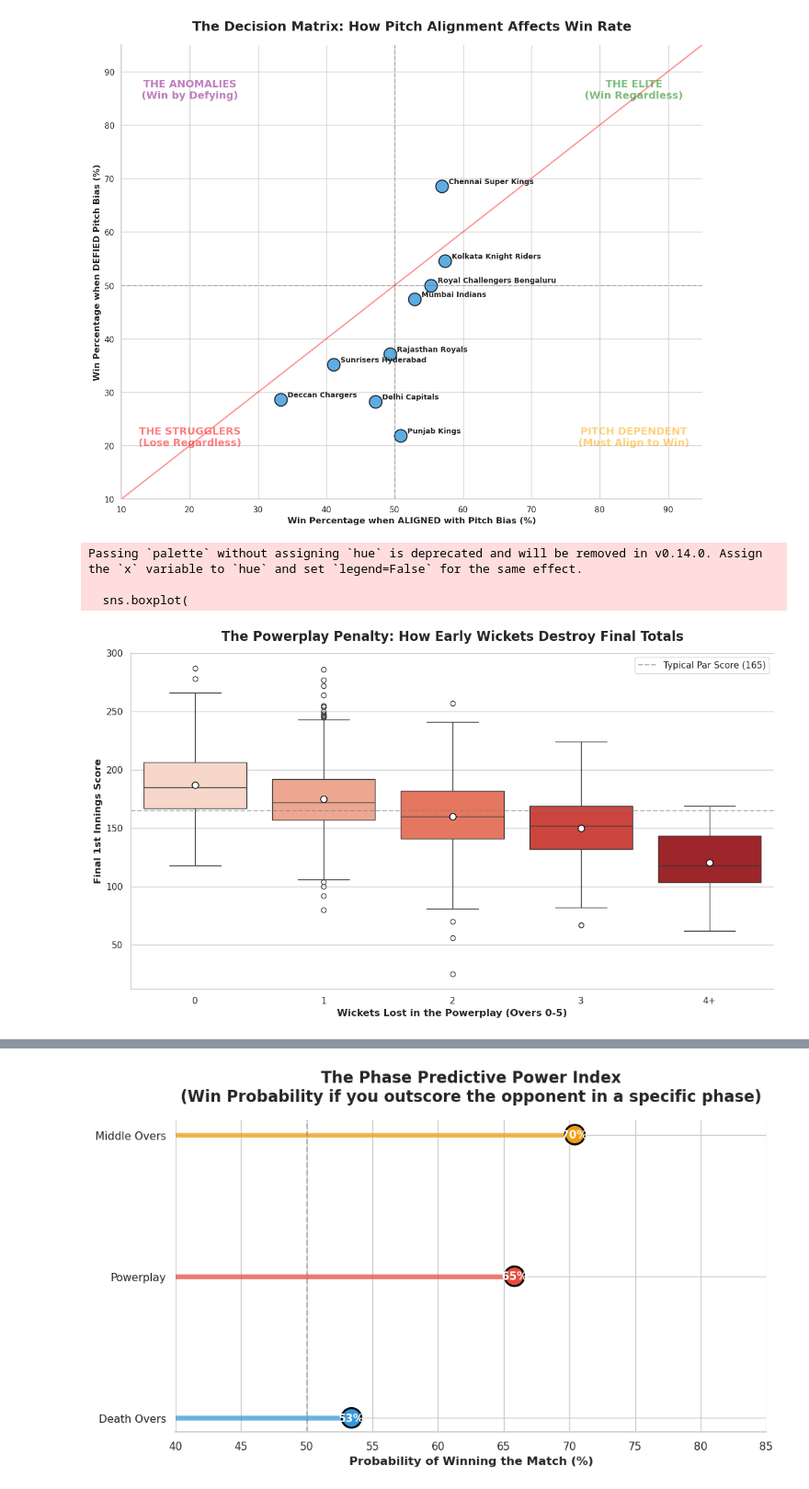
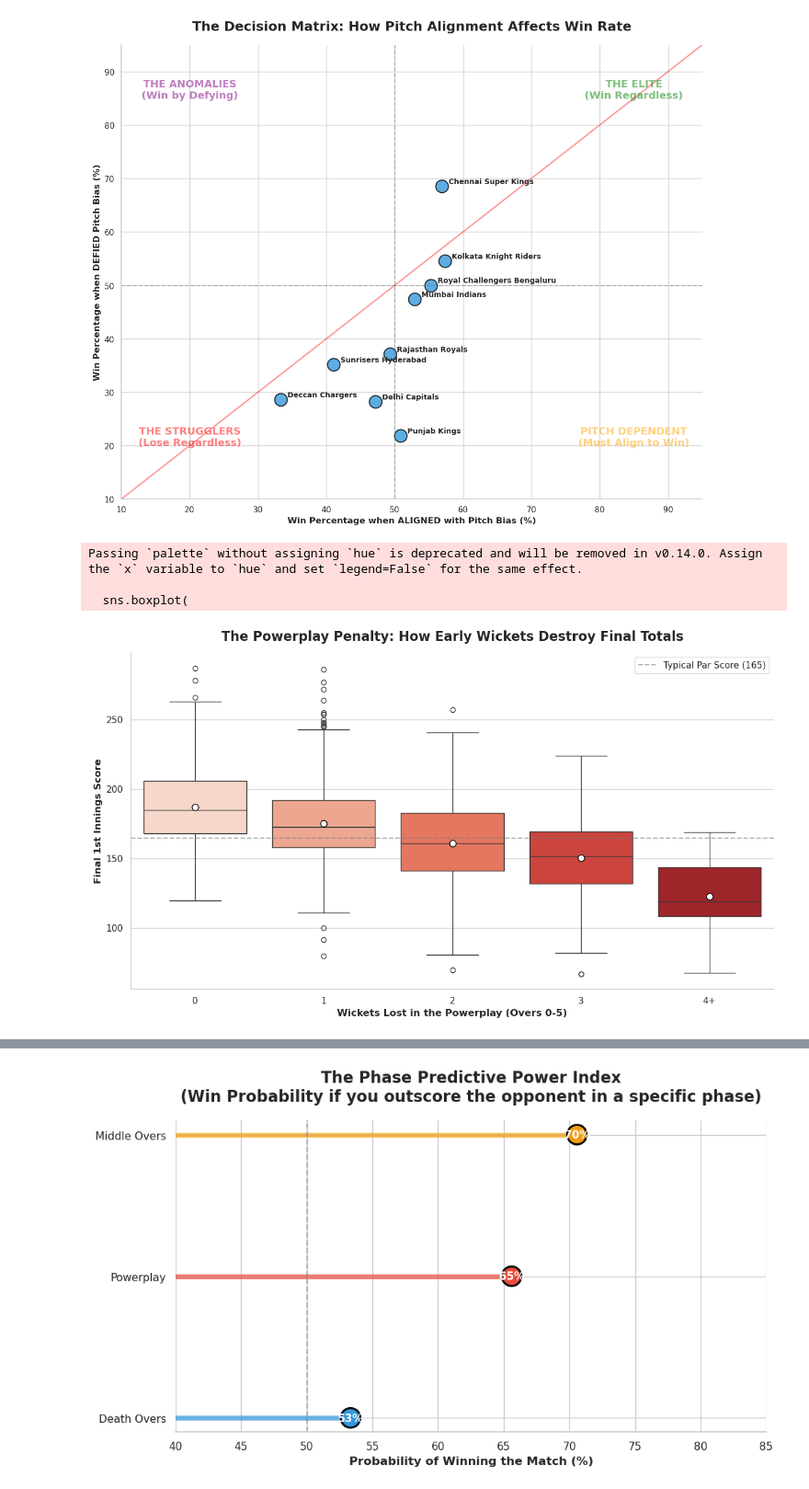
Before and after one commit to lyc0riz/IPL-crunch, a Jupyter notebook: notebooks/04_exploratory_data_analysis.ipynb, the cells around one changed output, grey strips where cells are left out. Shown at 92% size. Drawn from its saved outputs; the diff is of its cells as text; code cells hidden in the pictures.

Commit message:
v0.1,added all the key visual for report

```diff
--- a/notebooks/04_exploratory_data_analysis.ipynb
+++ b/notebooks/04_exploratory_data_analysis.ipynb
@@ -8,12 +9,6 @@ import seaborn as sns
 import pathlib as Path
 pd.set_option('display.max_columns', None)
 # %%
-# Set a professional visual style for all your upcoming charts
-sns.set_theme(style="whitegrid", palette="muted")
-plt.rcParams['figure.figsize'] = (10, 6)
-
-# Load the meticulously engineered regular match data
-# (We leave the super overs behind for now to keep our baselines pure)
 df = pd.read_csv('../data/processed/ipl_features_regular.csv')
 
 print(f"Dataset loaded successfully with {len(df)} rows")
@@ -731,7 +726,7 @@ plt.show()
 # %%
 # --- STEP 1: Isolate 1st Innings Data ---
 # We only use 1st innings because 2nd innings scores are artificially capped by the target
-inn1_df = df[df['innings'] == 1].copy()
+inn1_df = df[(df['innings'] == 1) & (df['is_rain_reduced']==0)].copy()
 
 # --- STEP 2: Calculate Final Scores ---
 # Find the maximum score reached in every 1st innings
@@ -757,33 +752,33 @@ damage_df['pp_wickets_lost'] = damage_df['pp_wickets_lost'].fillna(0).astype(int
 damage_df['pp_wickets_grouped'] = damage_df['pp_wickets_lost'].apply(lambda x: '4+' if x >= 4 else str(x))
 
 # --- STEP 5: Build the Visualization ---
 plt.figure(figsize=(12, 7))
 
 # A Box Plot shows the median, the typical range, and the outliers
 sns.boxplot(
     data=damage_df.sort_values('pp_wickets_grouped'),
     x='pp_wickets_grouped',
     y='final_total',
     palette='Reds', # Starts light red (0 wickets) goes to dark red (4+ wickets)
     showmeans=True, # Adds a marker for the mathematical average
     meanprops={"marker":"o", "markerfacecolor":"white", "markeredgecolor":"black", "markersize":"8"}
 )
 
 plt.title('The Powerplay Penalty: How Early Wickets Destroy Final Totals', fontsize=16, fontweight='bold', pad=15)
 plt.xlabel('Wickets Lost in the Powerplay (Overs 0-5)', fontsize=12, fontweight='bold')
 plt.ylabel('Final 1st Innings Score', fontsize=12, fontweight='bold')
 
 # Draw a baseline reference (e.g., a "par" score of 165)
 plt.axhline(165, color='gray', linestyle='--', alpha=0.6, label='Typical Par Score (165)')
 
 plt.legend()
 sns.despine()
 plt.tight_layout()
 plt.show()
 # %% [output]
 Passing `palette` without assigning `hue` is deprecated and will be removed in v0.14.0. Assign the `x` variable to `hue` and set `legend=False` for the same effect.
 
   sns.boxplot(
-[figure, old version]
+[figure, new version]
 # %%
 # --- STEP 1: Add Win/Loss Data to the Match Summaries ---
```
Also changed, not shown: parts of 16 cells of this notebook, 18 other files.
